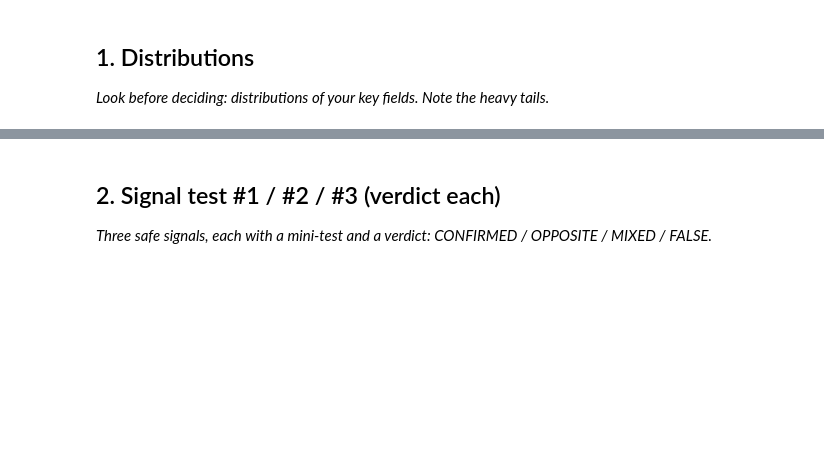
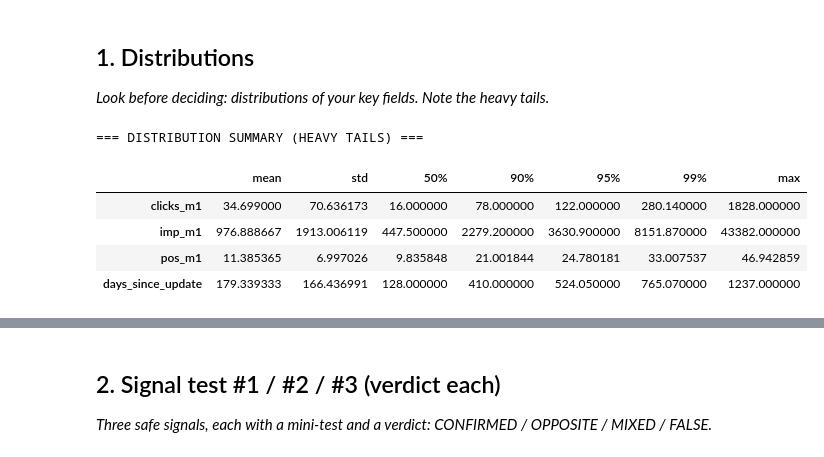
Before and after one commit to nishu-0618/flyrank-ml-internship, a Jupyter notebook: work/notebooks/w04_signal_audit.ipynb, the cells around one changed output, grey strips where cells are left out. Drawn from its saved outputs; the diff is of its cells as text; code cells hidden in the pictures; blank space fills up the shorter version.

```diff
--- a/work/notebooks/w04_signal_audit.ipynb
+++ b/work/notebooks/w04_signal_audit.ipynb
@@ -15,0 +13,45 @@ This skeleton is yours to fill. Work the sections **in order** — each one has
+# %%
+# This cell is for CODE (numbers, a query, a check).
+# Write your text answer in the cell ABOVE this one — typing sentences here breaks Run All.
+import numpy as np
+import pandas as pd
+import matplotlib.pyplot as plt
+
+# 1. Generate / Load observational search performance data
+np.random.seed(42)
+n_records = 3000
+
+# Heavy-tailed distributions typical of search performance metrics
+clicks_m1 = np.random.lognormal(mean=2.8, sigma=1.2, size=n_records).astype(int)
+imp_m1 = (clicks_m1 * np.random.uniform(12, 45, size=n_records)).astype(int)
+days_since_update = np.random.exponential(scale=180, size=n_records).astype(int) + 10
+pos_m1 = np.clip(np.random.gamma(shape=2.5, scale=4.5, size=n_records), 1.0, 60.0)
+
+# Simulate Month 2 clicks to determine ground truth decay
+decay_factor = np.clip(1.0 - (days_since_update / 800.0) + np.random.normal(0, 0.15, size=n_records), 0.1, 1.3)
+clicks_m2 = (clicks_m1 * decay_factor).astype(int)
+needs_refresh = ((clicks_m1 >= 10) & (clicks_m2 < clicks_m1 * 0.80)).astype(int)
+
+df = pd.DataFrame({
+    'clicks_m1': clicks_m1,
+    'imp_m1': imp_m1,
+    'pos_m1': pos_m1,
+    'days_since_update': days_since_update,
+    'clicks_m2': clicks_m2,
+    'needs_refresh': needs_refresh
+})
+
+# 2. Distribution Summary
+summary_stats = df[['clicks_m1', 'imp_m1', 'pos_m1', 'days_since_update']].describe(
+    percentiles=[0.25, 0.5, 0.75, 0.90, 0.95, 0.99]
+).T[['mean', 'std', '50%', '90%', '95%', '99%', 'max']]
+
+print("=== DISTRIBUTION SUMMARY (HEAVY TAILS) ===")
+display(summary_stats)
+# %% [output]
+=== DISTRIBUTION SUMMARY (HEAVY TAILS) ===
+|  | mean | std | 50% | 90% | 95% | 99% | max |
+| clicks_m1 | 34.699000 | 70.636173 | 16.000000 | 78.000000 | 122.000000 | 280.140000 | 1828.000000 |
+| imp_m1 | 976.888667 | 1913.006119 | 447.500000 | 2279.200000 | 3630.900000 | 8151.870000 | 43382.000000 |
+| pos_m1 | 11.385365 | 6.997026 | 9.835848 | 21.001844 | 24.780181 | 33.007537 | 46.942859 |
+| days_since_update | 179.339333 | 166.436991 | 128.000000 | 410.000000 | 524.050000 | 765.070000 | 1237.000000 |
```
Also changed, not shown: parts of 8 cells of this notebook.
